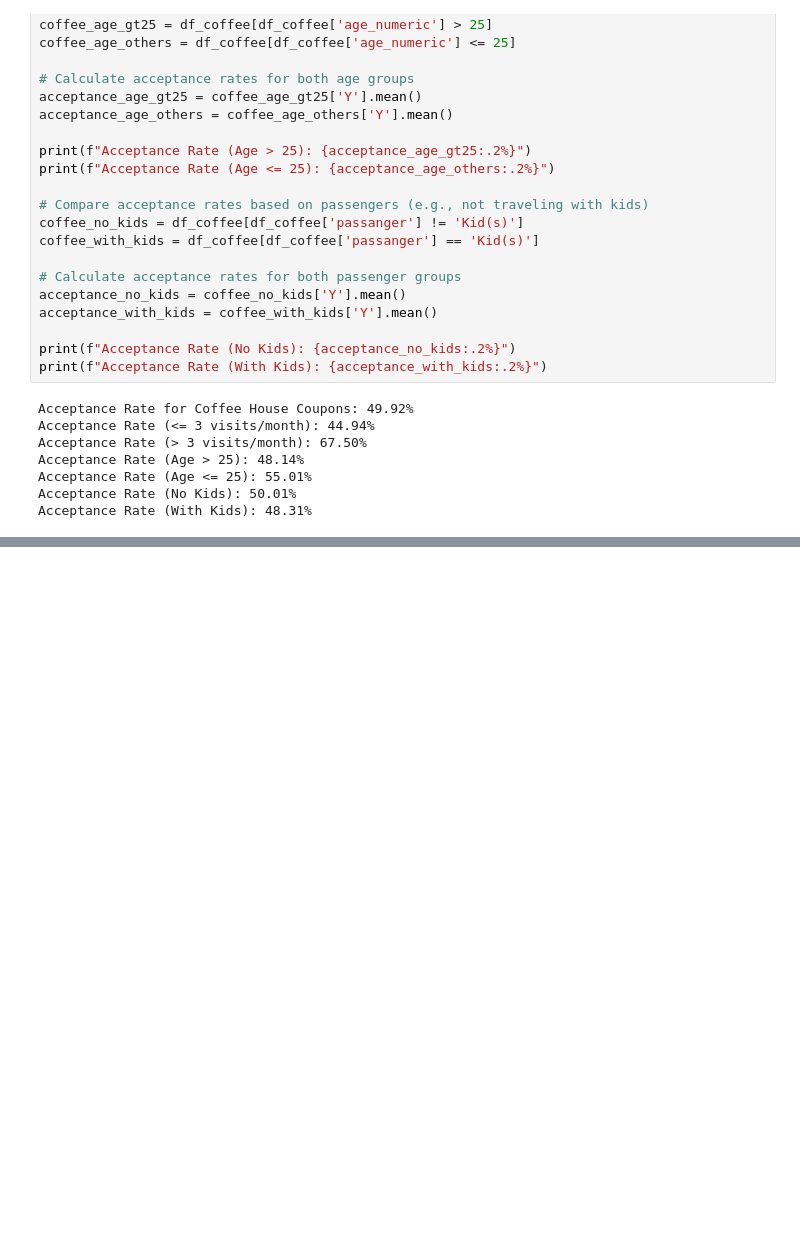
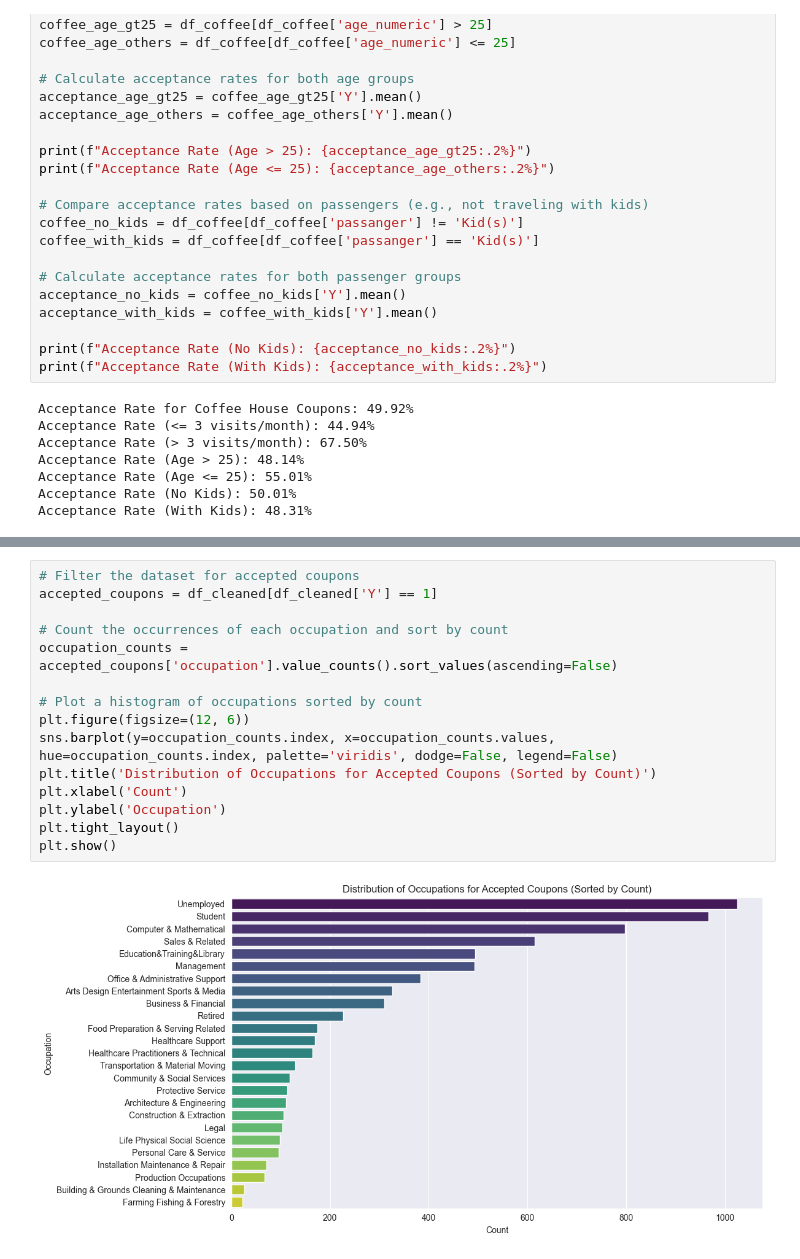
Before and after one commit to yildirimadiguzel/customer_coupons, a Jupyter notebook: prompt.ipynb, the cells around one changed output, grey strips where cells are left out. Cells and saved outputs as stored; diff of their text form; blank space fills up the shorter version.

Commit message:
accepted coupons by occupation graph added

```diff
--- a/prompt.ipynb
+++ b/prompt.ipynb
@@ -393,0 +406,17 @@ Acceptance Rate (With Kids): 48.31%
+# %%
+# Filter the dataset for accepted coupons
+accepted_coupons = df_cleaned[df_cleaned['Y'] == 1]
+
+# Count the occurrences of each occupation and sort by count
+occupation_counts = accepted_coupons['occupation'].value_counts().sort_values(ascending=False)
+
+# Plot a histogram of occupations sorted by count
+plt.figure(figsize=(12, 6))
+sns.barplot(y=occupation_counts.index, x=occupation_counts.values, hue=occupation_counts.index, palette='viridis', dodge=False, legend=False)
+plt.title('Distribution of Occupations for Accepted Coupons (Sorted by Count)')
+plt.xlabel('Count')
+plt.ylabel('Occupation')
+plt.tight_layout()
+plt.show()
+# %% [output]
+[figure, added]
```
Also changed, not shown: parts of 1 cell of this notebook.
